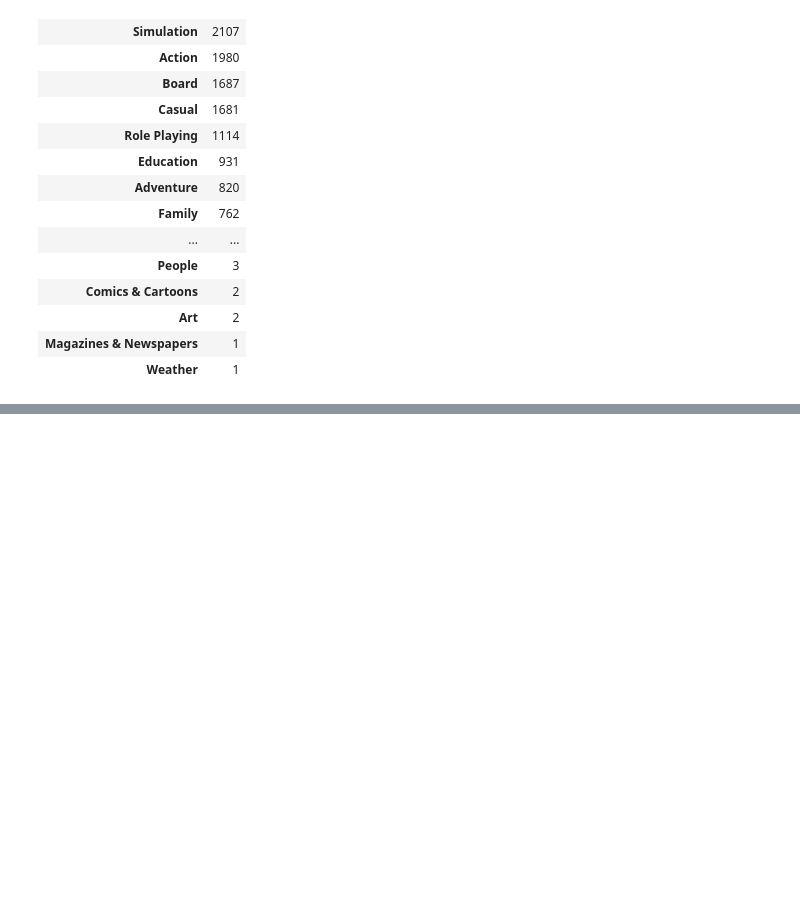
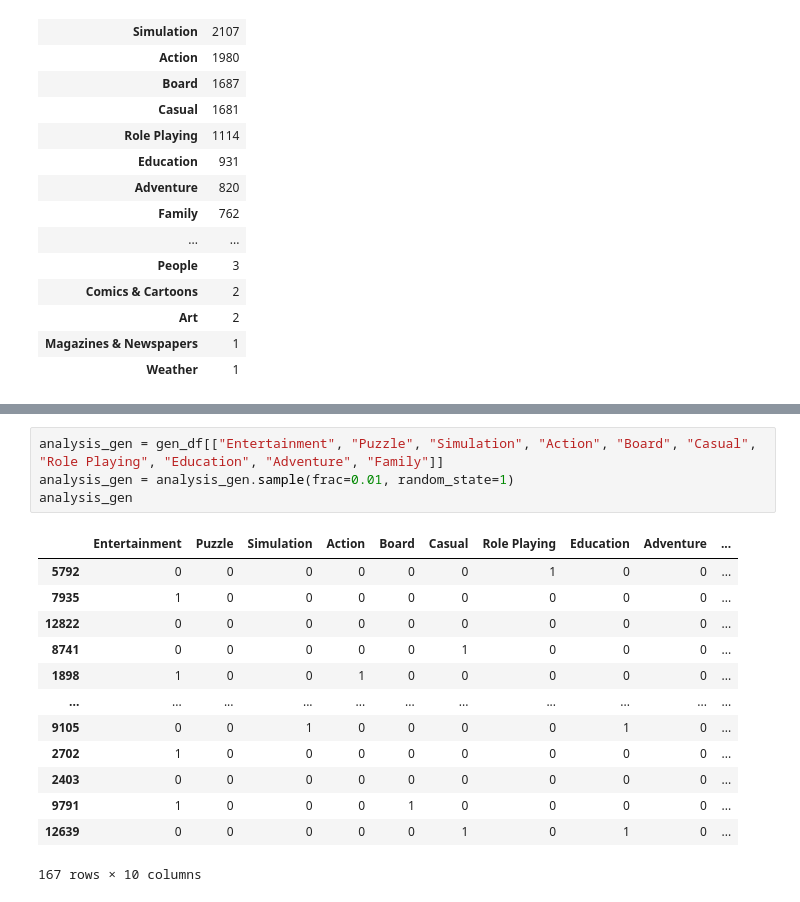
Before and after one commit to Blood-Stream/Blood-Stream-App, a Jupyter notebook: BI_Dashboard_Bloodstream.ipynb, the cells around one changed output, grey strips where cells are left out. Drawn from its saved outputs; the diff is of its cells as text; blank space fills up the shorter version.

```diff
--- a/BI_Dashboard_Bloodstream.ipynb
+++ b/BI_Dashboard_Bloodstream.ipynb
@@ -351,0 +381,18 @@ plt.show()
+# %%
+analysis_gen = gen_df[["Entertainment", "Puzzle", "Simulation", "Action", "Board", "Casual", "Role Playing", "Education", "Adventure", "Family"]]
+analysis_gen = analysis_gen.sample(frac=0.01, random_state=1)
+analysis_gen
+# %% [output]
+|  | Entertainment | Puzzle | Simulation | Action | Board | Casual | Role Playing | Education | Adventure | ... |
+| 5792 | 0 | 0 | 0 | 0 | 0 | 0 | 1 | 0 | 0 | ... |
+| 7935 | 1 | 0 | 0 | 0 | 0 | 0 | 0 | 0 | 0 | ... |
+| 12822 | 0 | 0 | 0 | 0 | 0 | 0 | 0 | 0 | 0 | ... |
+| 8741 | 0 | 0 | 0 | 0 | 0 | 1 | 0 | 0 | 0 | ... |
+| 1898 | 1 | 0 | 0 | 1 | 0 | 0 | 0 | 0 | 0 | ... |
+| ... | ... | ... | ... | ... | ... | ... | ... | ... | ... | ... |
+| 9105 | 0 | 0 | 1 | 0 | 0 | 0 | 0 | 1 | 0 | ... |
+| 2702 | 1 | 0 | 0 | 0 | 0 | 0 | 0 | 0 | 0 | ... |
+| 2403 | 0 | 0 | 0 | 0 | 0 | 0 | 0 | 0 | 0 | ... |
+| 9791 | 1 | 0 | 0 | 0 | 1 | 0 | 0 | 0 | 0 | ... |
+| 12639 | 0 | 0 | 0 | 0 | 0 | 1 | 0 | 1 | 0 | ... |
+167 rows × 10 columns
```
Also changed, not shown: parts of 16 cells of this notebook.
